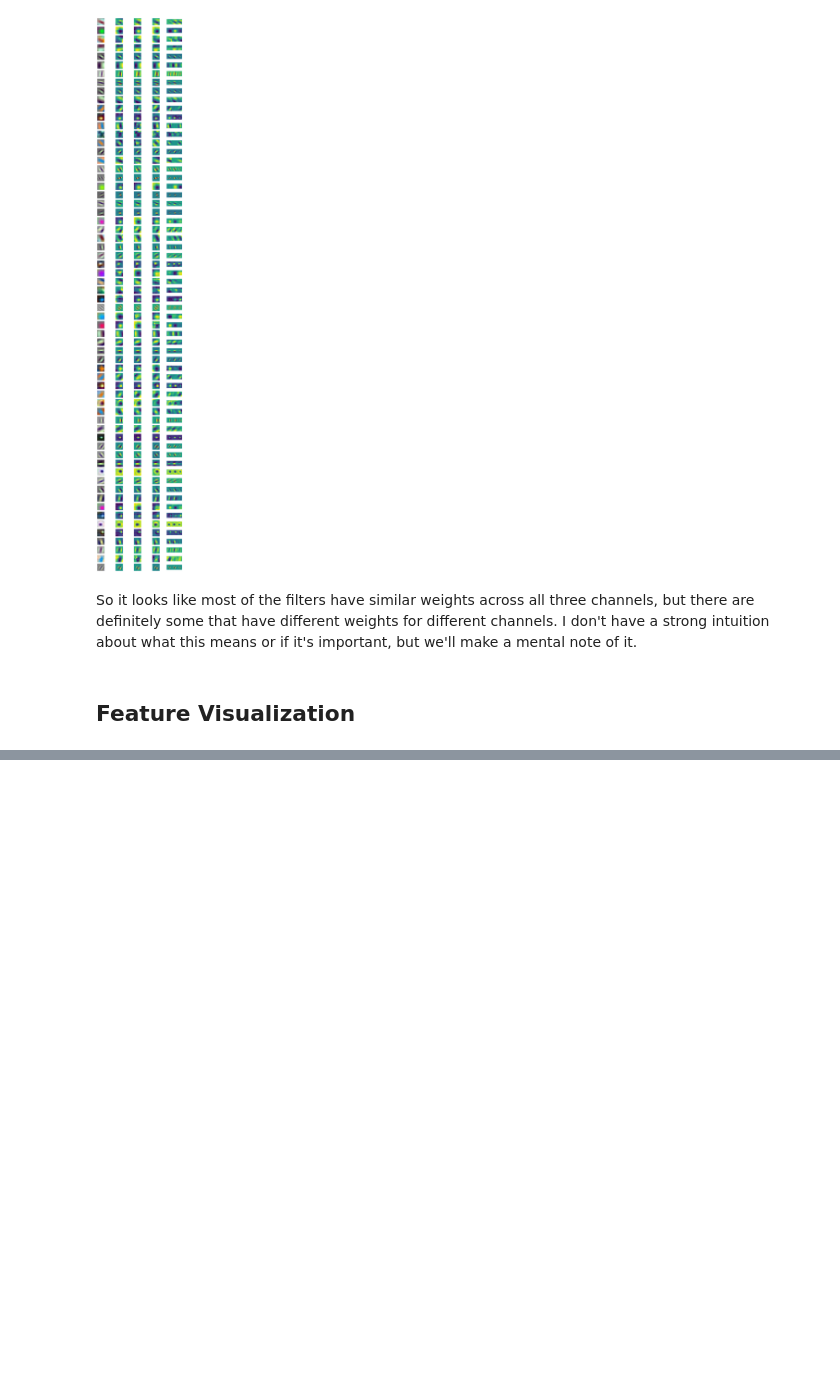
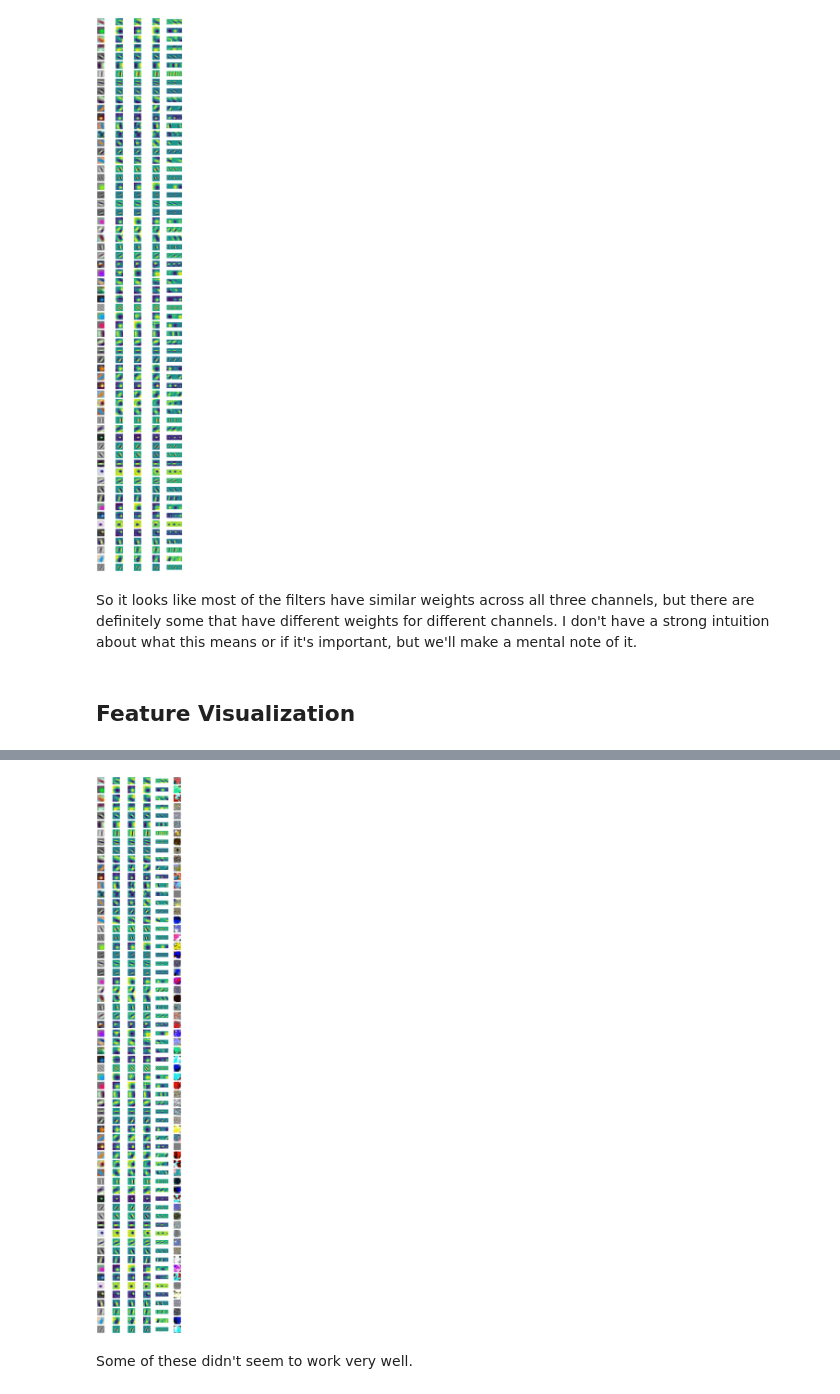
Before and after one commit to JoshVarty/BespokeConvFilters, a Jupyter notebook: 00_VisualizeFilters.ipynb, the cells around one changed output, grey strips where cells are left out. Saved outputs shown, nothing was run; the diff lists cells and outputs as text; code cells hidden in the pictures; blank space fills up the shorter version.

```diff
--- a/00_VisualizeFilters.ipynb
+++ b/00_VisualizeFilters.ipynb
@@ -144,0 +137,54 @@ result = render.render_vis(model, "relu:" + str(61))
+# %%
+device = torch.device("cuda:0" if torch.cuda.is_available() else "cpu")
+model.to(device).eval()
+
+# visualize filters as 3x7x7 RGB images
+filters = model.conv1.weight.detach().permute((0, 2, 3, 1))
+
+rows = 64
+cols = 6
+
+fig = plt.figure(figsize=(10, 64))
+
+for i in tqdm(range(1, rows + 1)):
+
+    index = (i - 1) * cols
+
+    weights = filters[i - 1]
+    red = weights[:,:,0]
+    green = weights[:,:,1]
+    blue = weights[:,:,2]
+
+    normalized = (weights - weights.min())/(weights.max() - weights.min())
+    normalized_red   = (red - weights.min()) / (weights.max() - weights.min())
+    normalized_green = (green - weights.min()) / (weights.max() - weights.min())
+    normalized_blue  = (blue - weights.min()) / (weights.max() - weights.min())
+
+    # Individual plots
+    fig.add_subplot(rows, cols, index + 1)
+    plt.axis('off')
+    plt.imshow(normalized)
+    fig.add_subplot(rows, cols, index + 2)
+    plt.axis('off')
+    plt.imshow(normalized_red)
+    fig.add_subplot(rows, cols, index + 3)
+    plt.axis('off')
+    plt.imshow(normalized_green)
+    fig.add_subplot(rows, cols, index + 4)
+    plt.axis('off')
+    plt.imshow(normalized_blue)
+
+    # Stacked plot to better show differences in magnitude between red, green and blue filters
+    stacked_filters = np.hstack((normalized_red, normalized_green, normalized_blue))
+    fig.add_subplot(rows, cols, index + 5)
+    plt.axis('off')
+    plt.imshow(stacked_filters)
+
+    result = render.render_vis(model, "relu:" + str(i - 1), show_image=False, progress=False, thresholds=(256,))
+    fig.add_subplot(rows, cols, index + 6)
+    plt.axis('off')
+    plt.imshow(result[0][0])
+# %% [output]
+[figure, added]
+# %% [markdown]
+Some of these didn't seem to work very well.
```
Also changed, not shown: parts of 5 cells of this notebook.
